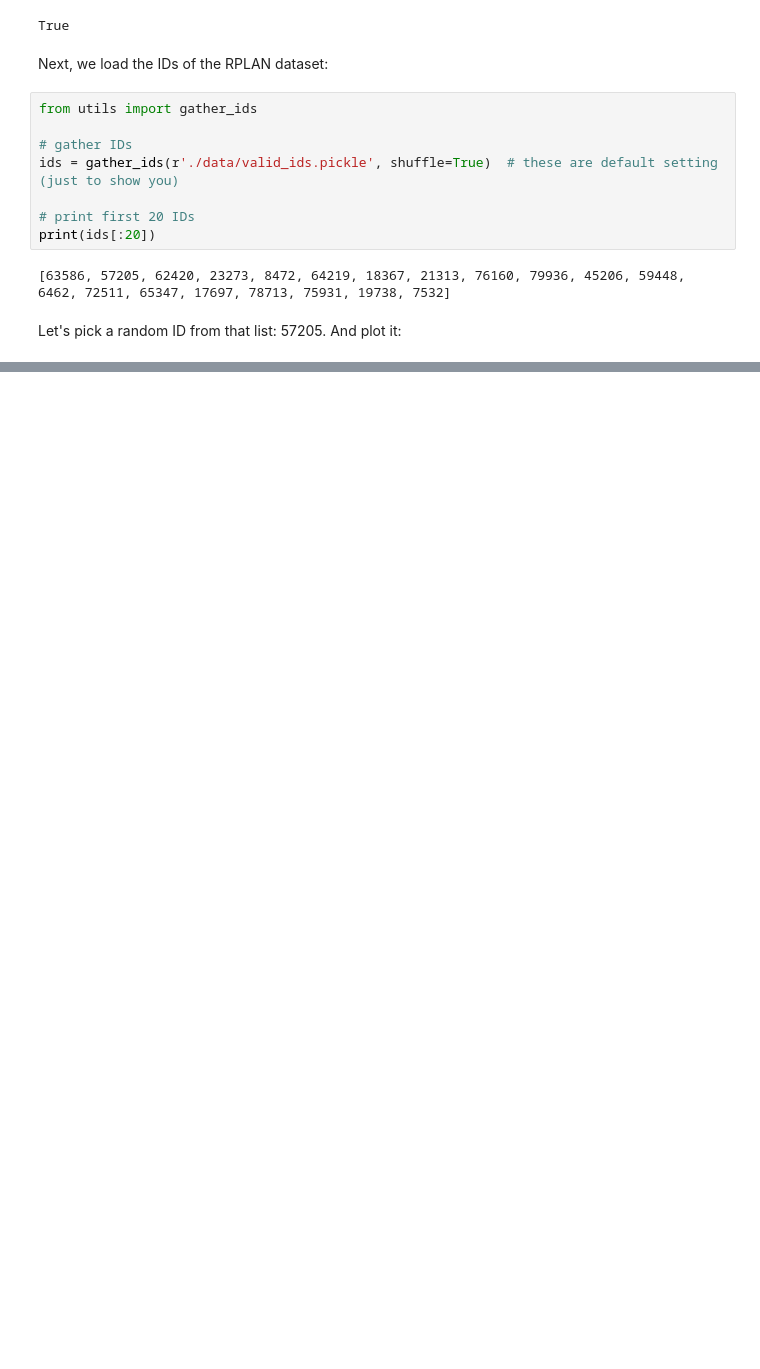
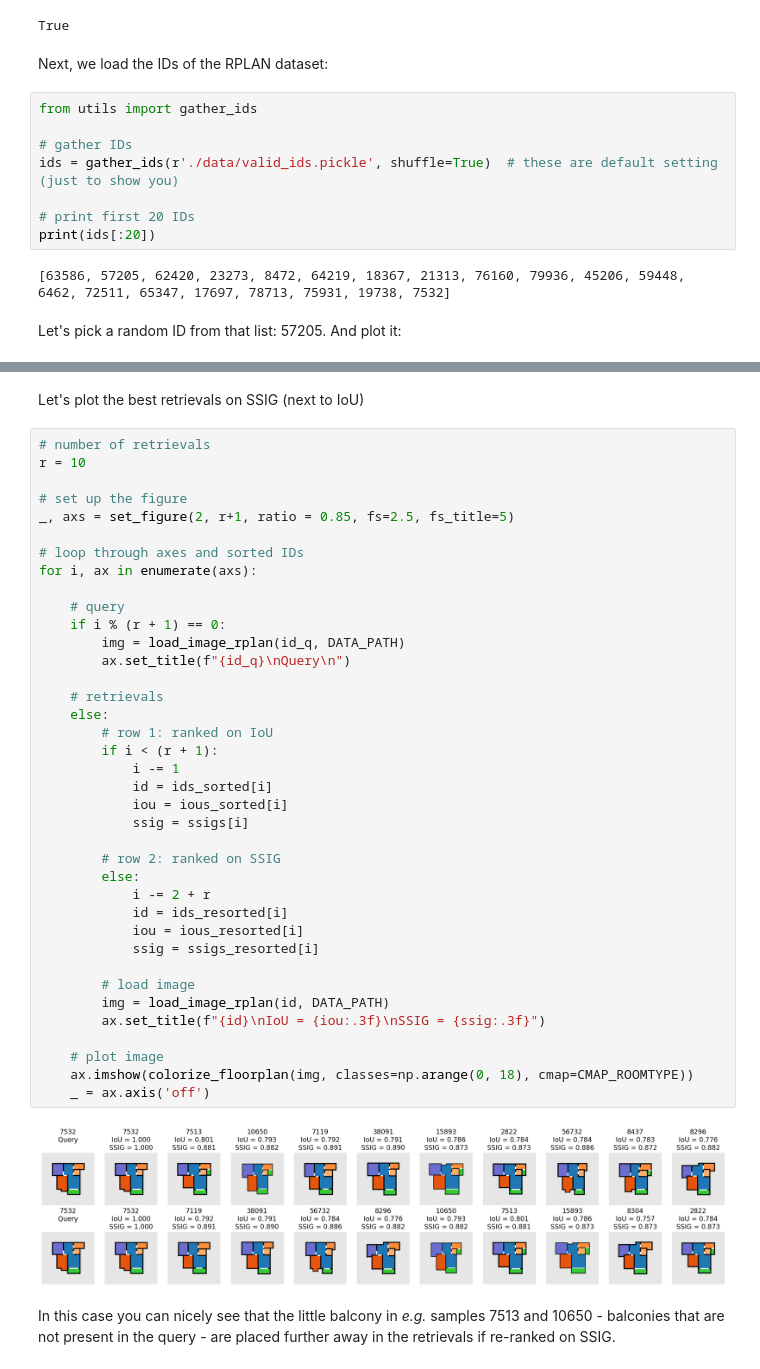
Before and after one commit to caspervanengelenburg/ssig, a Jupyter notebook: nb_ranking.ipynb, the cells around one changed output, grey strips where cells are left out. Cells and saved outputs as stored; diff of their text form; blank space fills up the shorter version.

```diff
--- a/nb_ranking.ipynb
+++ b/nb_ranking.ipynb
@@ -145,0 +207,44 @@ Time it took to rank on IoU: 85.65868306159973
+# %% [markdown]
+Let's plot the best retrievals on SSIG (next to IoU)
+# %%
+# number of retrievals
+r = 10
+
+# set up the figure
+_, axs = set_figure(2, r+1, ratio = 0.85, fs=2.5, fs_title=5)
+
+# loop through axes and sorted IDs
+for i, ax in enumerate(axs):
+
+    # query
+    if i % (r + 1) == 0:
+        img = load_image_rplan(id_q, DATA_PATH)
+        ax.set_title(f"{id_q}\nQuery\n")
+
+    # retrievals
+    else:
+        # row 1: ranked on IoU
+        if i < (r + 1):
+            i -= 1
+            id = ids_sorted[i]
+            iou = ious_sorted[i]
+            ssig = ssigs[i]
+
+        # row 2: ranked on SSIG
+        else:
+            i -= 2 + r
+            id = ids_resorted[i]
+            iou = ious_resorted[i]
+            ssig = ssigs_resorted[i]
+
+        # load image
+        img = load_image_rplan(id, DATA_PATH)
+        ax.set_title(f"{id}\nIoU = {iou:.3f}\nSSIG = {ssig:.3f}")
+
+    # plot image
+    ax.imshow(colorize_floorplan(img, classes=np.arange(0, 18), cmap=CMAP_ROOMTYPE))
+    _ = ax.axis('off')
+# %% [output]
+[figure, added]
+# %% [markdown]
+In this case you can nicely see that the little balcony in *e.g.* samples 7513 and 10650 - balconies that are not present in the query - are placed further away in the retrievals if re-ranked on SSIG.
```
Also changed, not shown: parts of 20 cells of this notebook.
